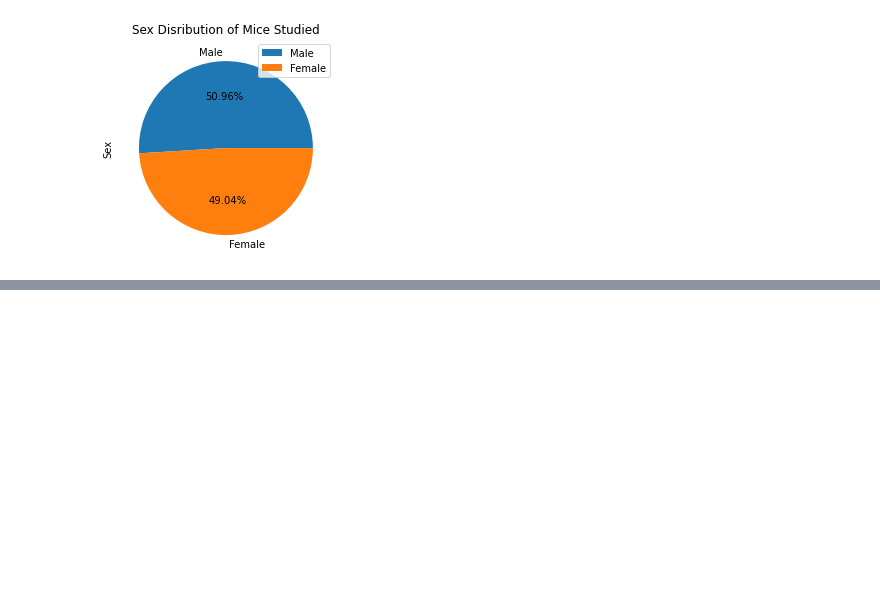
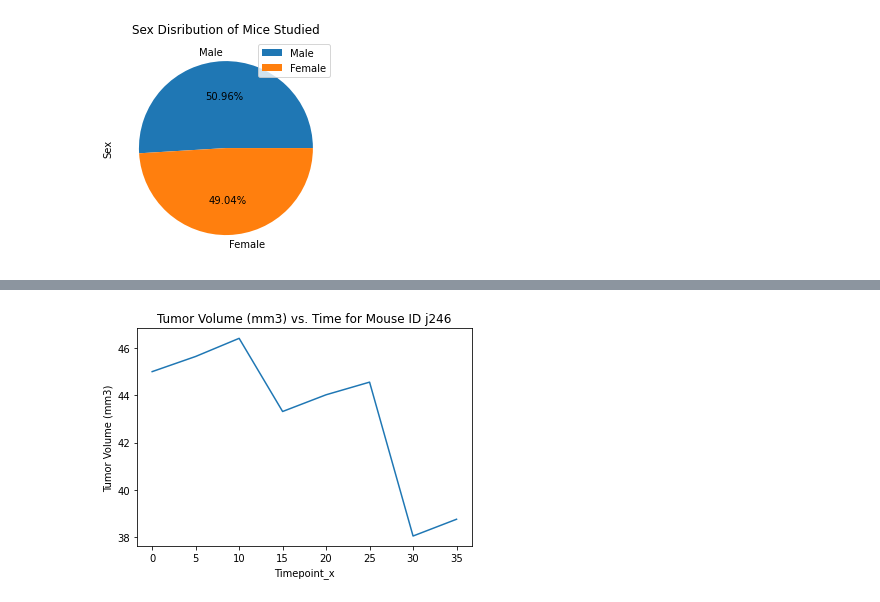
Before and after one commit to canamasc/matplotlib-challenge, a Jupyter notebook: Pymaceuticals.ipynb, the cells around one changed output, grey strips where cells are left out. Drawn from its saved outputs; the diff is of its cells as text; code cells hidden in the pictures; blank space fills up the shorter version.

Commit message:
added line plot

```diff
--- a/Pymaceuticals.ipynb
+++ b/Pymaceuticals.ipynb
@@ -244,0 +245,6 @@ plt.show()
+# %%
+# Generate a line plot of tumor volume vs. time point for a mouse treated with Capomulin
+# Choose any mouse on it, or line plot for each, or do we use random choice????????????????????????????????????????????
+chosenmouse = (clean_df.loc[clean_df["Drug Regimen"] == 'Capomulin', 'Mouse ID'])
+mouse = clean_df.loc[clean_df['Mouse ID'] == chosenmouse.tolist()[1]]
+mouse
@@ -244,0 +261,4 @@ plt.show()
+# %%
+mouseplot = mouse.plot.line(x='Timepoint_x', y='Tumor Volume (mm3)', title='Tumor Volume (mm3) vs. Time for Mouse ID j246',ylabel = 'Tumor Volume (mm3)', legend=False)
+# %% [output]
+[figure, added]
```
Also changed, not shown: parts of 7 cells of this notebook.
